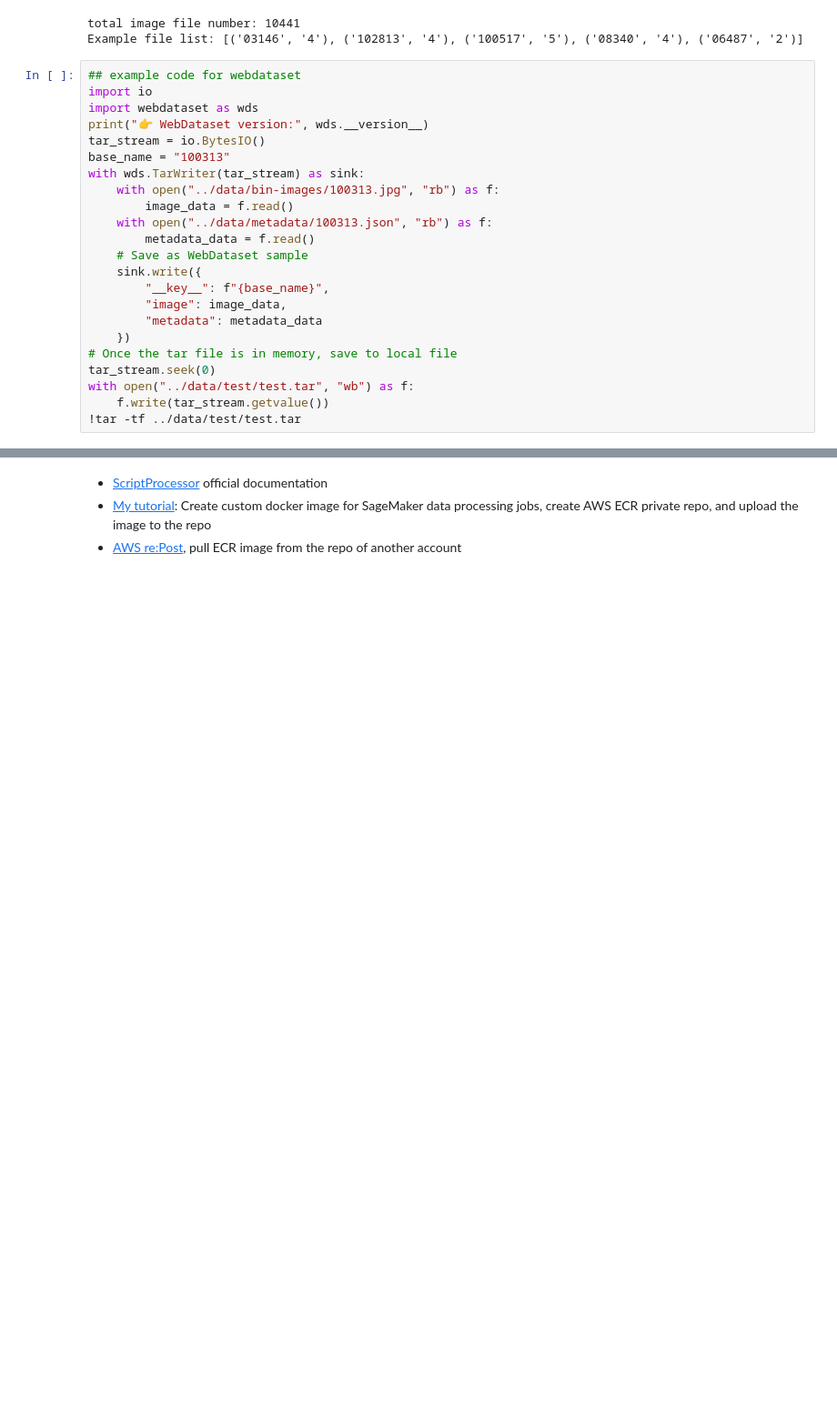
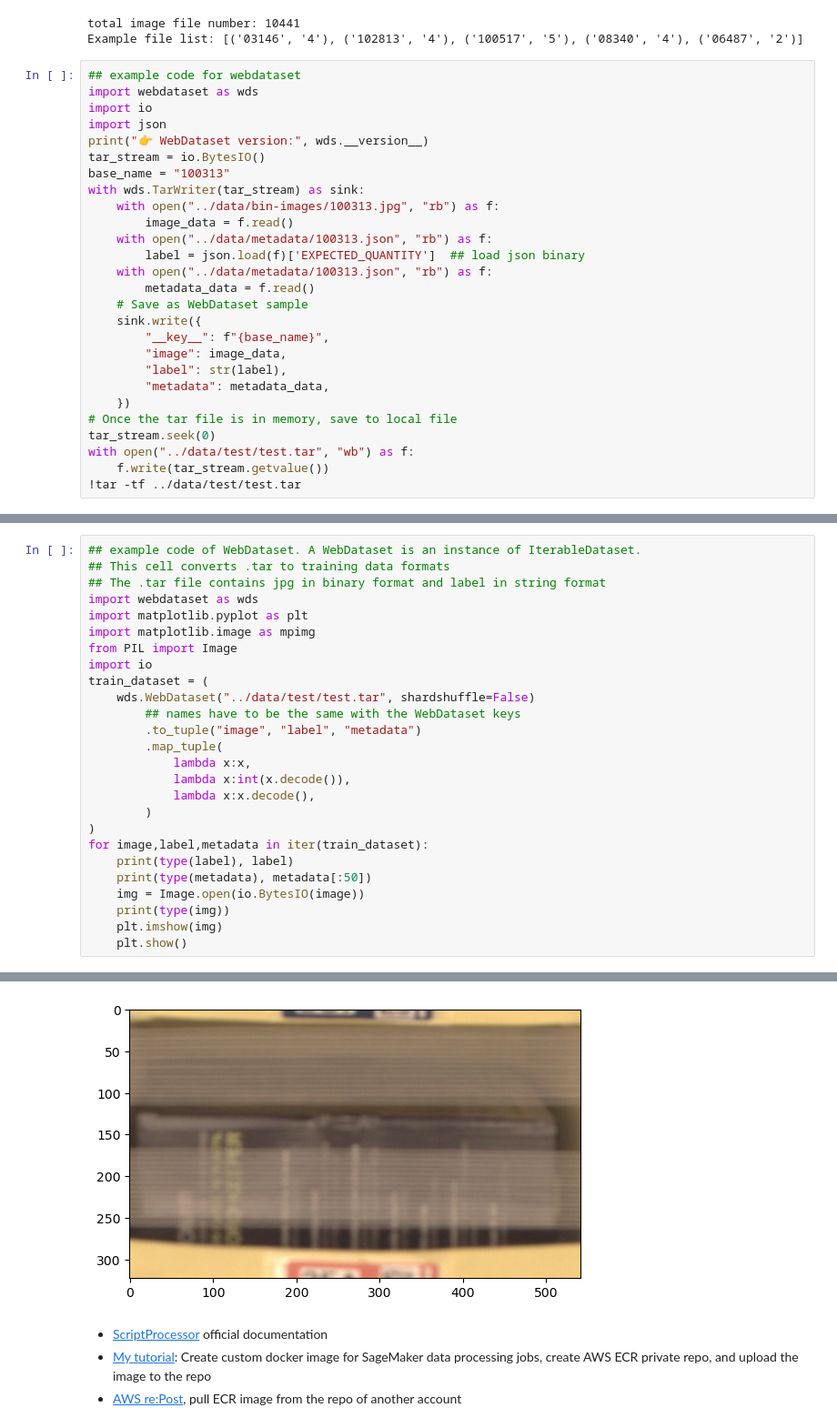
Before and after one commit to nov05/udacity-nd009t-capstone-starter, a Jupyter notebook: starter/sagemaker.ipynb, the cells around one changed output, grey strips where cells are left out. Shown at 91% size. Cells and saved outputs as stored; diff of their text form; blank space fills up the shorter version.

Commit message:
webdataset to train format

```diff
--- a/starter/sagemaker.ipynb
+++ b/starter/sagemaker.ipynb
@@ -155,8 +155,9 @@ total image file number: 10441
 Example file list: [('03146', '4'), ('102813', '4'), ('100517', '5'), ('08340', '4'), ('06487', '2')]
 # %%
 ## example code for webdataset
+import webdataset as wds
 import io
-import webdataset as wds
+import json
 print("👉 WebDataset version:", wds.__version__)
 tar_stream = io.BytesIO()
 base_name = "100313"
@@ -164,12 +165,15 @@ with wds.TarWriter(tar_stream) as sink:
     with open("../data/bin-images/100313.jpg", "rb") as f:
         image_data = f.read()
     with open("../data/metadata/100313.json", "rb") as f:
+        label = json.load(f)['EXPECTED_QUANTITY']  ## load json binary
+    with open("../data/metadata/100313.json", "rb") as f:
         metadata_data = f.read()
     # Save as WebDataset sample
     sink.write({
         "__key__": f"{base_name}",
         "image": image_data,
-        "metadata": metadata_data
+        "label": str(label),
+        "metadata": metadata_data,
     })
 # Once the tar file is in memory, save to local file
 tar_stream.seek(0)
@@ -182 +187,28 @@ with open("../data/test/test.tar", "wb") as f:
 100313.metadata
+# %%
+## example code of WebDataset. A WebDataset is an instance of IterableDataset.
+## This cell converts .tar to training data formats
+## The .tar file contains jpg in binary format and label in string format
+import webdataset as wds
+import matplotlib.pyplot as plt
+import matplotlib.image as mpimg
+from PIL import Image
+import io
+train_dataset = (
+    wds.WebDataset("../data/test/test.tar", shardshuffle=False)
+        ## names have to be the same with the WebDataset keys
+        .to_tuple("image", "label", "metadata")
+        .map_tuple(
+            lambda x:x,
+            lambda x:int(x.decode()),
+            lambda x:x.decode(),
+        )
+)
+for image,label,metadata in iter(train_dataset):
+    print(type(label), label)
+    print(type(metadata), metadata[:50])
+    img = Image.open(io.BytesIO(image))
+    print(type(img))
+    plt.imshow(img)
+    plt.show()
+# %% [output]
@@ -183,3 +221,4 @@ with open("../data/test/test.tar", "wb") as f:
+[figure, added]
 # %% [markdown]
 * [ScriptProcessor](https://sagemaker.readthedocs.io/en/stable/api/training/processing.html#sagemaker.processing.ScriptProcessor) official documentation
 * [My tutorial](https://docs.google.com/document/d/17KzWVf84xQJVNH1jd6yh_FLgr781QcdKng1JIF6P5X4): Create custom docker image for SageMaker data processing jobs, create AWS ECR private repo, and upload the image to the repo
```
Also changed, not shown: parts of 7 cells of this notebook, 2 other files.
